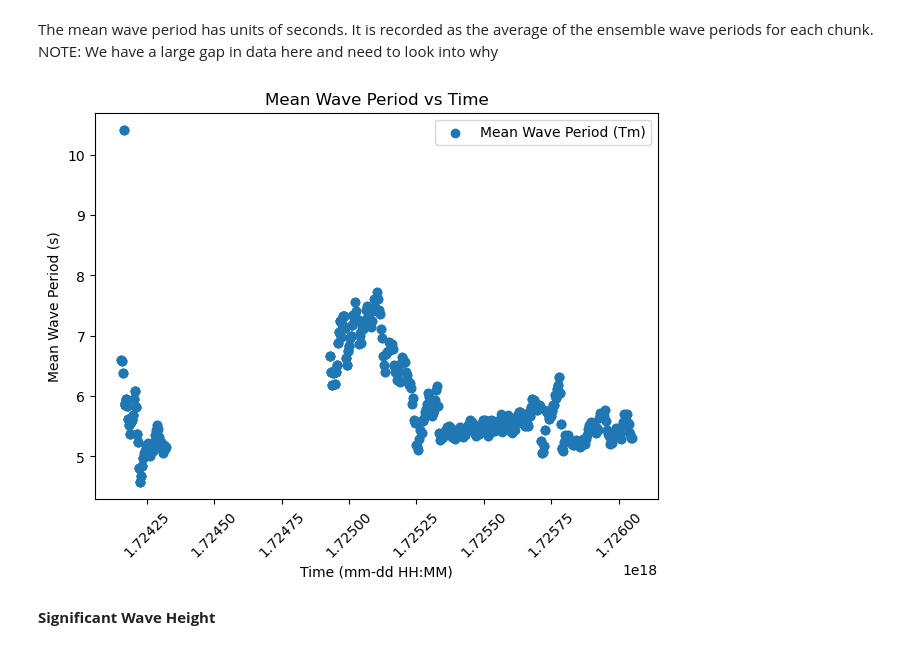
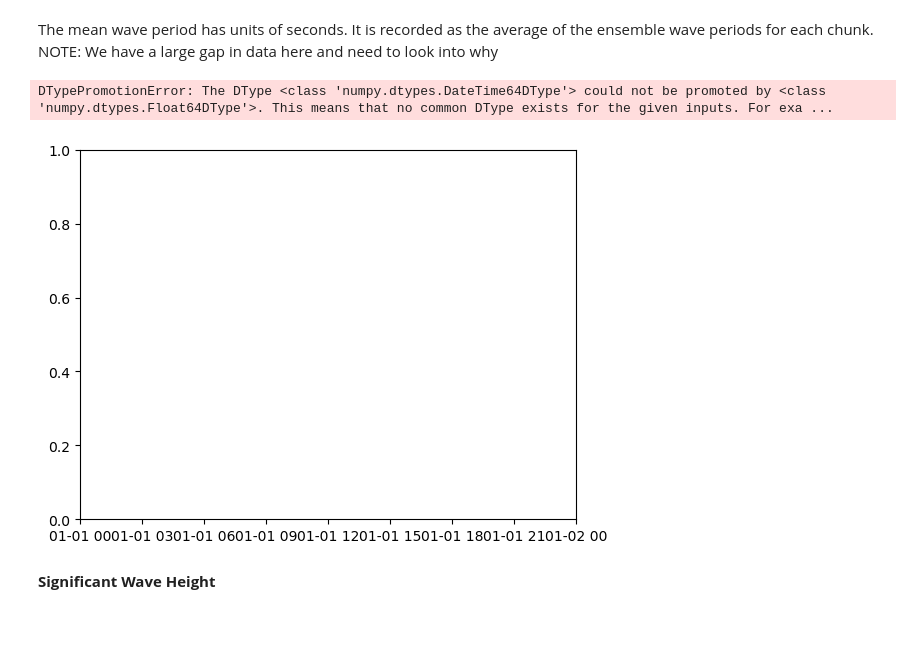
Before and after one commit to NCSU-CHAZ/BOEM-Oak-Island, a Jupyter notebook: notebooks/BOEM_bulkstats.ipynb, the cells around one changed output. Cells and saved outputs as stored; diff of their text form; code cells hidden in the pictures.

```diff
--- a/notebooks/BOEM_bulkstats.ipynb
+++ b/notebooks/BOEM_bulkstats.ipynb
@@ -96,3 +97,8 @@ def unix_ns_to_datetime(unix_ns_array):
         python_datetime = datetime.datetime.fromtimestamp(seconds) + datetime.timedelta(microseconds=nanoseconds / 1000)
         dates.append(python_datetime)
     return dates
+# %%
+#Applying the function to convert for datetime
+unix_ns_array = waves["Time"]
+waves["Datetime"] = pd.DataFrame(unix_ns_to_datetime(unix_ns_array[0].values))
+print(waves["Datetime"])
@@ -102,19 +123,19 @@ def unix_ns_to_datetime(unix_ns_array):
 The mean wave period has units of seconds. It is recorded as the average of the ensemble wave periods for each chunk.  NOTE: We have a large gap in data here and need to look into why
 # %%
 # Plot Mean Wave Period vs Time
-plt.scatter(waves["Time"], waves["MeanPeriod"], label="Mean Wave Period (Tm)")
+plt.scatter(waves["Datetime"], waves["MeanPeriod"], label="Mean Wave Period (Tm)")
 
 # Formatting
 plt.xlabel("Time (mm-dd HH:MM)")
 plt.ylabel("Mean Wave Period (s)")
 plt.title("Mean Wave Period vs Time")
 plt.legend()
 plt.tight_layout()
-#plt.gca().xaxis.set_major_formatter(mdates.DateFormatter('%m-%d %H:%M'))
 plt.xticks(rotation=45)
 plt.show()
 # %% [output]
+DTypePromotionError: The DType <class 'numpy.dtypes.DateTime64DType'> could not be promoted by <class 'numpy.dtypes.Float64DType'>. This means that no common DType exists for the given inputs. For exa ...
-[figure, old version]
+[figure, new version]
 # %% [markdown]
 **Significant Wave Height**
 # %% [markdown]
```
Also changed, not shown: parts of 12 cells of this notebook.
